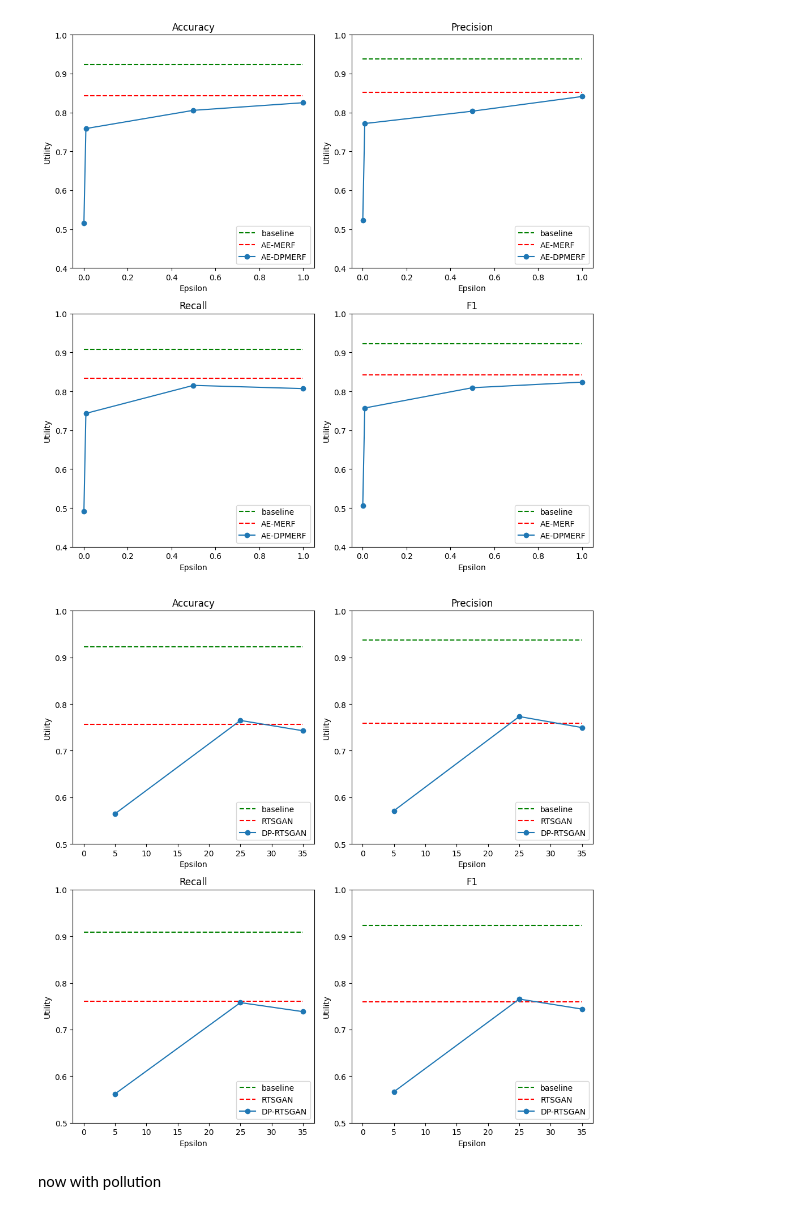
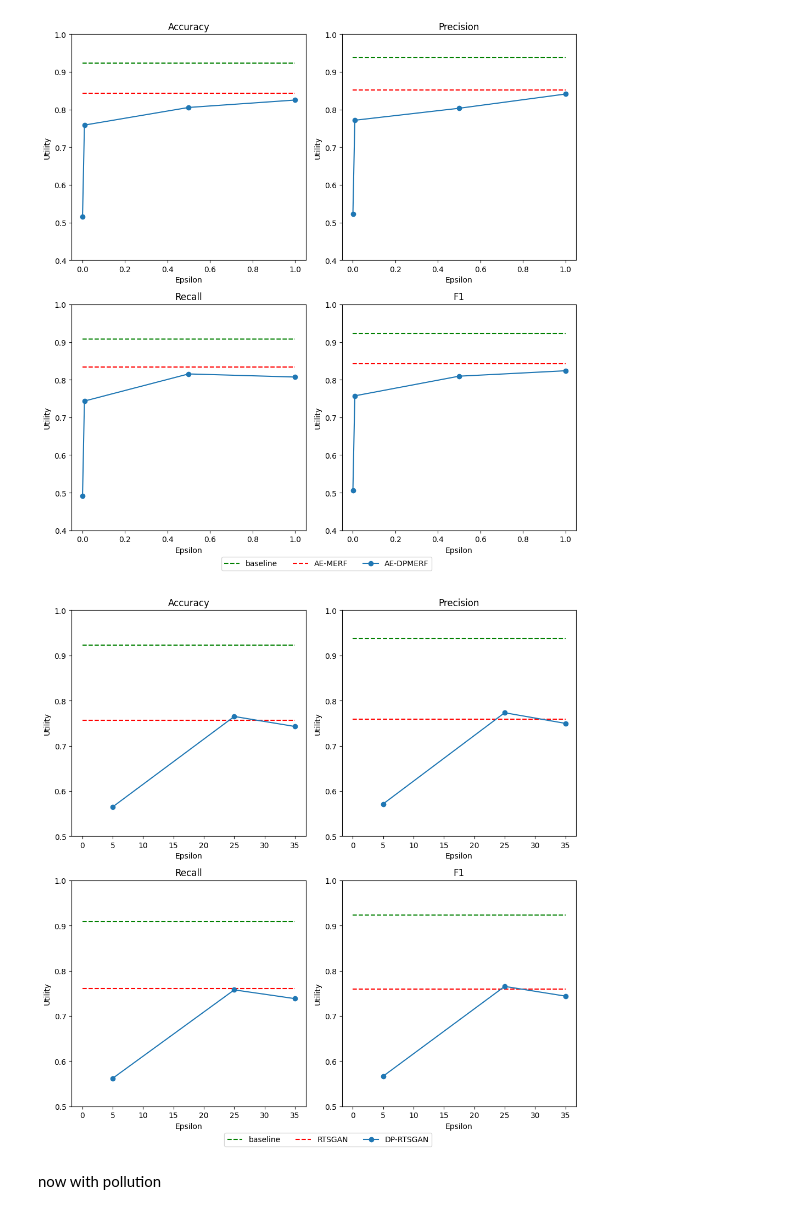
Before and after one commit to sjjtu/MAthesis, a Jupyter notebook: code/results.ipynb, the cells around one changed output. Drawn from its saved outputs; the diff is of its cells as text; code cells hidden in the pictures.

```diff
--- a/code/results.ipynb
+++ b/code/results.ipynb
@@ -67,28 +67,34 @@ for i in range(4):
     plt.hlines(aemerf[i],0 , 1, linestyle="--", color="red")
     plt.ylim([0.4, 1.0])
     plt.plot([0.001, 0.01, 0.5, 1.0], [aedpmerf_eps001[i], aedpmerf_eps01[i], aedpmerf_eps05[i], aedpmerf_eps1[i]], marker="o")
-    plt.legend(["baseline", "AE-MERF", "AE-DPMERF"], loc="lower right")
+
     plt.xlabel("Epsilon")
     plt.ylabel("Utility")
     plt.tight_layout()
+
+plt.legend(["baseline", "AE-MERF", "AE-DPMERF"], bbox_to_anchor=(0.4, -0.1), ncol=3)
+plt.show()
 # %% [output]
-[figure, old version]
+[figure, new version]
 # %%
 plt.figure(figsize=(10,10))
 titles = ["Accuracy", "Precision", "Recall", "F1"]
 for i in range(4):
     plt.subplot(2,2,i+1)
     plt.title(titles[i])
     plt.hlines(baseline[i], 0, 35, linestyle="--", color="green")
     plt.hlines(aewgan[i],0 , 35, linestyle="--", color="red")
     plt.ylim([0.5, 1.0])
     plt.plot([5, 25,  35], [aewgan_eps5[i], aewgan_eps25[i], aewgan_eps35[i]], marker="o")
-    plt.legend(["baseline", "RTSGAN", "DP-RTSGAN"], loc="lower right")
+
     plt.xlabel("Epsilon")
     plt.ylabel("Utility")
     plt.tight_layout()
+
+plt.legend(["baseline", "RTSGAN", "DP-RTSGAN"], bbox_to_anchor=(0.4, -0.1), ncol=3)
+plt.show()
 # %% [output]
-[figure, old version]
+[figure, new version]
 # %% [markdown]
 now with pollution
 # %%
```
Also changed, not shown: parts of 1 cell of this notebook, 17 other files.
